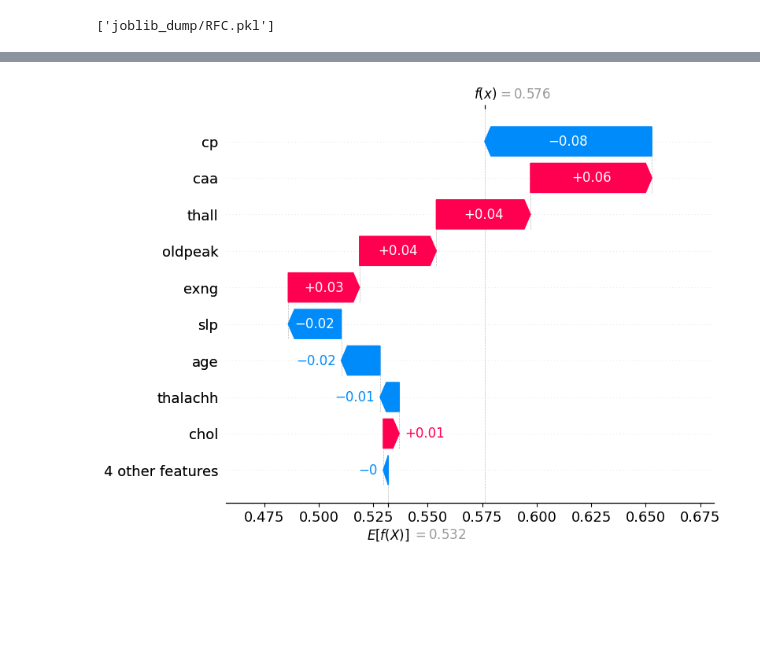
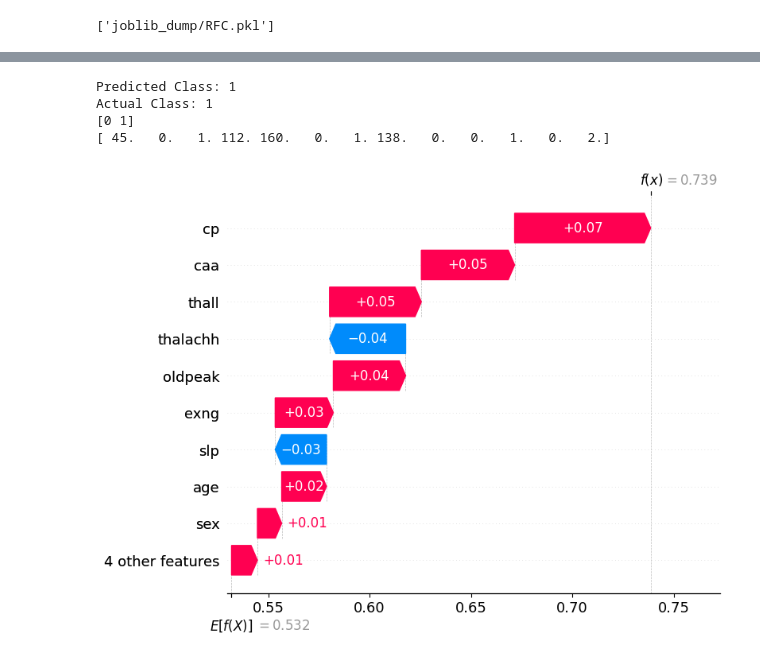
Before and after one commit to kruthi-sb/Cardiac_Events_ML, a Jupyter notebook: ML/RF.ipynb, the cells around one changed output, grey strips where cells are left out. Drawn from its saved outputs; the diff is of its cells as text; code cells hidden in the pictures; blank space fills up the shorter version.

Commit message:
done with everything under Explainable AI

```diff
--- a/ML/RF.ipynb
+++ b/ML/RF.ipynb
@@ -404,18 +413,24 @@ plt.show()
 # %%
-import shap
-import numpy as np
-import matplotlib.pyplot as plt
-
+v = 6
+yhat = rf2.predict(X_test[v].reshape(1,-1))
+print('Predicted Class: %d' % yhat)
+print("Actual Class: %d" % y_test[v])
+print(rf2.classes_)
 
 # Choose a specific data point to explain (index 0 in this case)
-data_to_explain = X_test[8]
+data_to_explain = X_test[v]
+print(data_to_explain)
 
 # Calculate SHAP values for the chosen data point
 shap_values = tree_explainer.shap_values(data_to_explain)
 
 # Create a waterfall plot using SHAP values
 shap.plots._waterfall.waterfall_legacy(tree_explainer.expected_value[1], shap_values[1], feature_names=features)
 
 plt.show()
 # %% [output]
+Predicted Class: 1
+Actual Class: 1
+[0 1]
+[ 45.   0.   1. 112. 160.   0.   1. 138.   0.   0.   1.   0.   2.]
-[figure, old version]
+[figure, new version]
```
Also changed, not shown: parts of 25 cells of this notebook.
